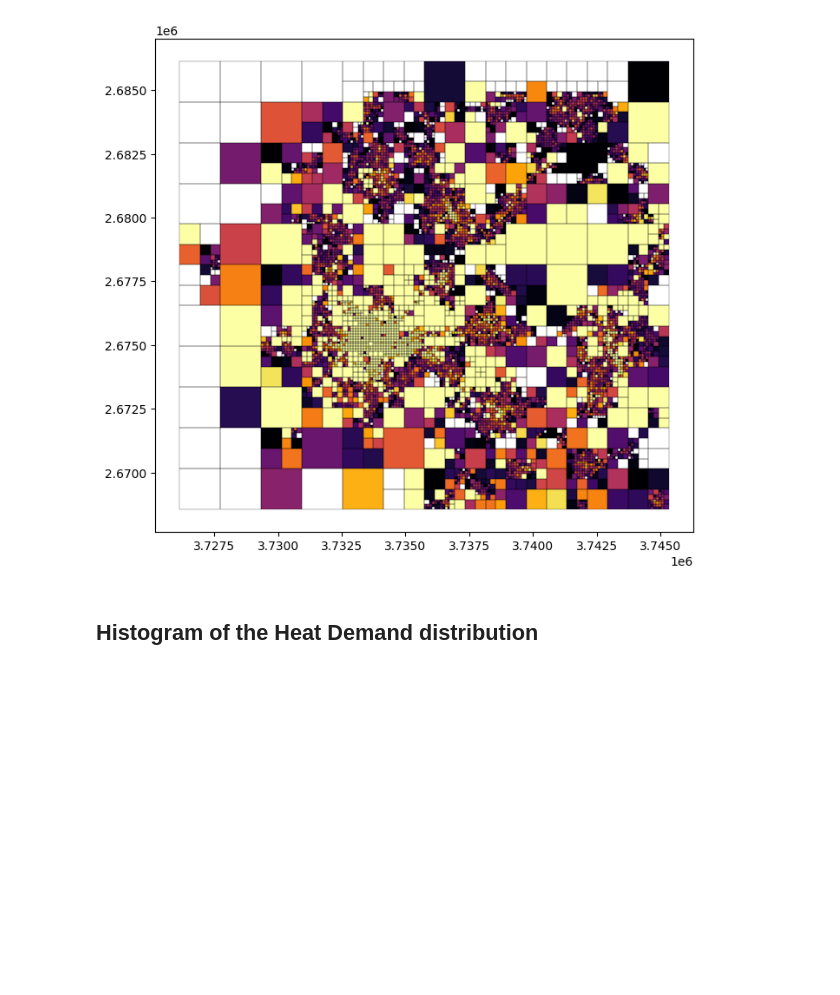
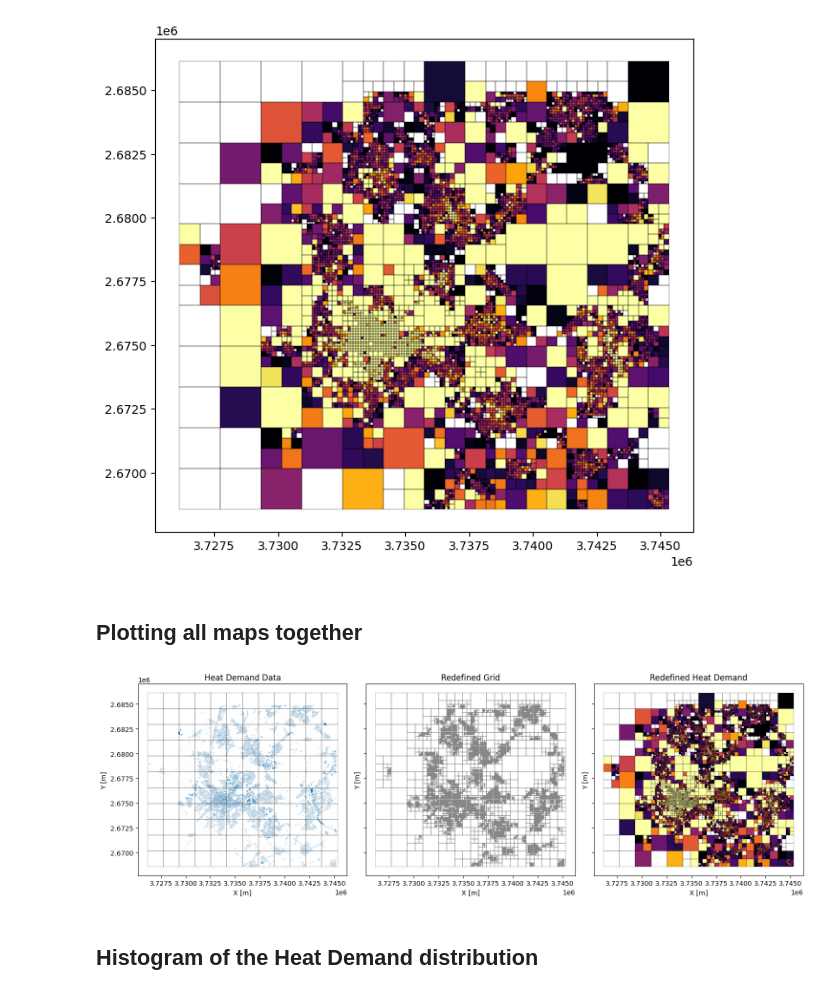
Before and after one commit to AlexanderJuestel/pyheatdemand, a Jupyter notebook: docs/source/notebooks/14_Refining_Polygon_Mask.ipynb, the cells around one changed output. Drawn from its saved outputs; the diff is of its cells as text; code cells hidden in the pictures; blank space fills up the shorter version.

```diff
--- a/docs/source/notebooks/14_Refining_Polygon_Mask.ipynb
+++ b/docs/source/notebooks/14_Refining_Polygon_Mask.ipynb
@@ -118,6 +118,34 @@ grid_ref4.boundary.plot(ax=ax, color='black', linewidth=0.2)
 # %% [output]
 <Axes: >
 [figure]
+# %% [markdown]
+## Plotting all maps together
+# %%
+fig, ax = plt.subplots(1, 3, figsize=(15,5), sharex=True, sharey=True)
+
+grid.boundary.plot(ax=ax[0], color='black', linewidth=0.2)
+data.plot(ax=ax[0])#, linewidth=1)
+ax[0].set_xlabel('X [m]')
+ax[0].set_ylabel('Y [m]')
+ax[0].set_title('Heat Demand Data')
+
+grid_ref4.boundary.plot(ax=ax[1], color='black', linewidth=0.2)
+ax[1].set_xlabel('X [m]')
+ax[1].set_ylabel('Y [m]')
+ax[1].set_title('Redefined Grid')
+
+hd.plot(ax=ax[2], column='HD', cmap='inferno', vmax=1e6)
+grid_ref4.boundary.plot(ax=ax[2], color='black', linewidth=0.2)
+
+ax[2].set_xlabel('X [m]')
+ax[2].set_ylabel('Y [m]')
+ax[2].set_title('Redefined Heat Demand')
+
+plt.tight_layout()
+
+plt.savefig('Grid_Refinement.png', dpi=600)
+# %% [output]
+[figure, added]
 # %% [markdown]
 ## Histogram of the Heat Demand distribution
 # %%
```
Also changed, not shown: 2 other files.
